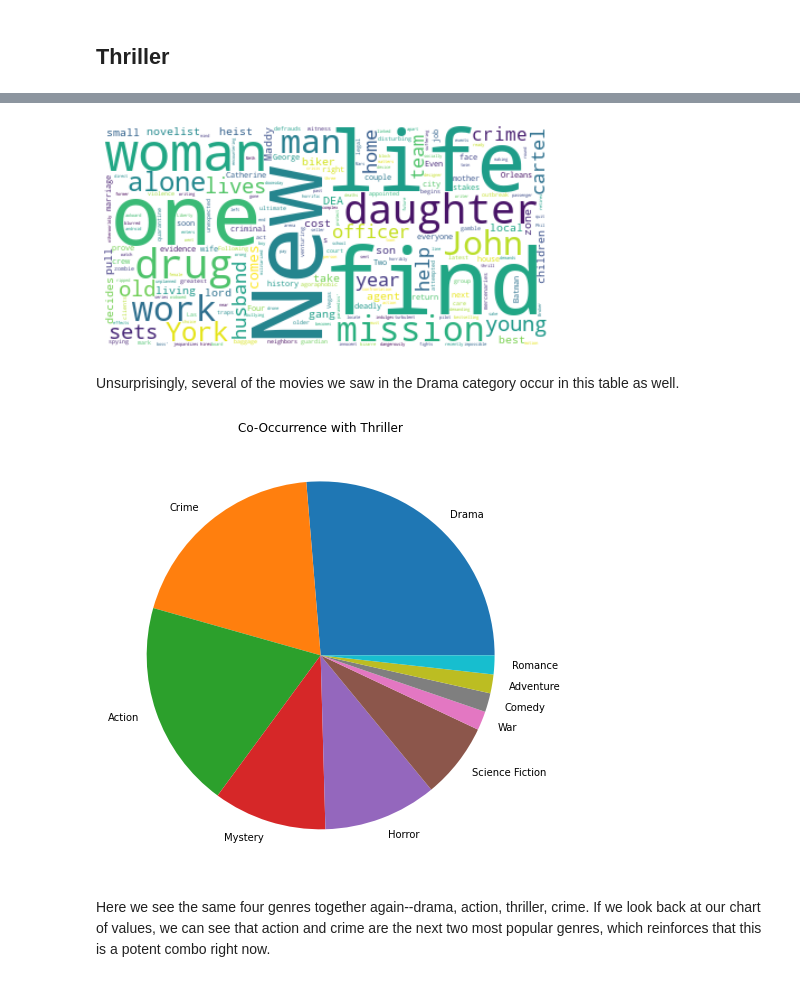
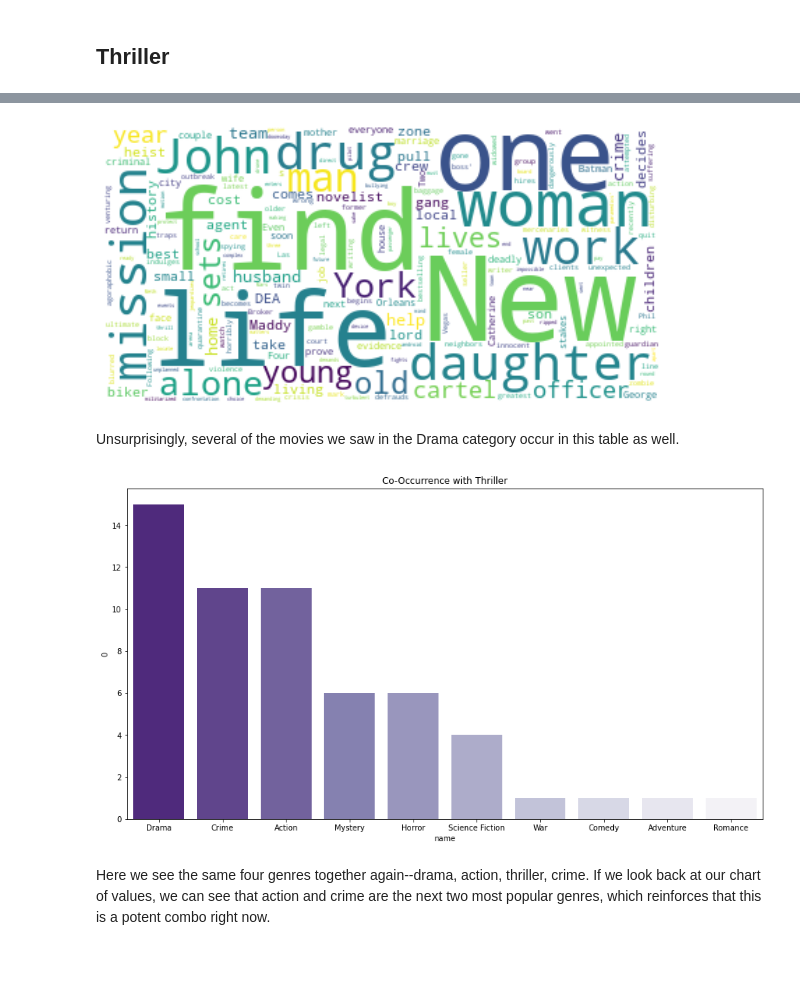
Before and after one commit to zelda4669/movie-data-analysis, a Jupyter notebook: Netflix Top Ten.ipynb, the cells around one changed output, grey strips where cells are left out. Cells and saved outputs as stored; diff of their text form; code cells hidden in the pictures.

```diff
--- a/Netflix Top Ten.ipynb
+++ b/Netflix Top Ten.ipynb
@@ -163,29 +155,24 @@ thriller_details.head()
 | 4 | Homefront | 74 | [28, 53] | en | Phil Broker is a former DEA agent... | 35.055 | 6.9 | ... |
 # %%
 thriller_text = " ".join(overview for overview in thriller_details['overview'])
-wordcloud = WordCloud(background_color="white").generate(thriller_text)
-plt.figure(figsize=(8,8))
-plt.imshow(wordcloud, interpolation='bilinear')
+thriller_wordcloud = WordCloud(background_color="white").generate(thriller_text)
+plt.figure(figsize=(10,10))
+plt.imshow(thriller_wordcloud, interpolation='bilinear')
 plt.axis("off")
 plt.show()
-
-
-# for i in list(thriller_details['overview'][:10]):
-#     print(i)
-#     print('\n')
 # %% [output]
-[figure, old version]
+[figure, new version]
 # %% [markdown]
 Unsurprisingly, several of the movies we saw in the Drama category occur in this table as well.
 # %%
 thriller_chart = genre_count(thriller_details['genre_ids_y'], )
 thriller_chart = thriller_chart.drop(53)
 thriller_chart = thriller_chart.merge(genres, left_index=True, right_on='id')
-fig = plt.figure(figsize=(8,8))
+fig = plt.figure(figsize=(15,8))
 plt.title('Co-Occurrence with Thriller')
-plt.pie(thriller_chart[0], labels = thriller_chart['name']);
+sns.barplot(data=thriller_chart, y=0, x='name', palette = 'Purples_r');
 # %% [output]
-[figure, old version]
+[figure, new version]
 # %% [markdown]
 Here we see the same four genres together again--drama, action, thriller, crime. If we look back at our chart of values, we can see that action and crime are the next two most popular genres, which reinforces that this is a potent combo right now.
 # %% [markdown]
```
Also changed, not shown: parts of 9 cells of this notebook, 2 other files.
